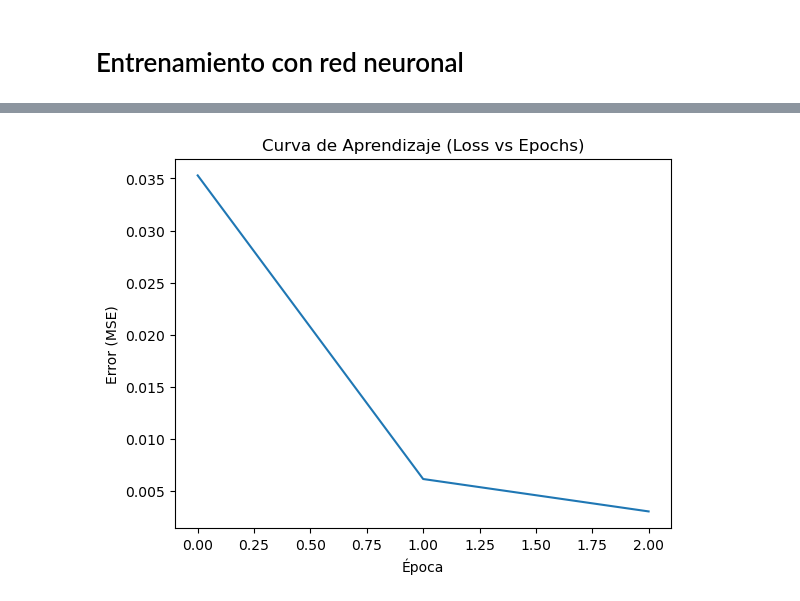
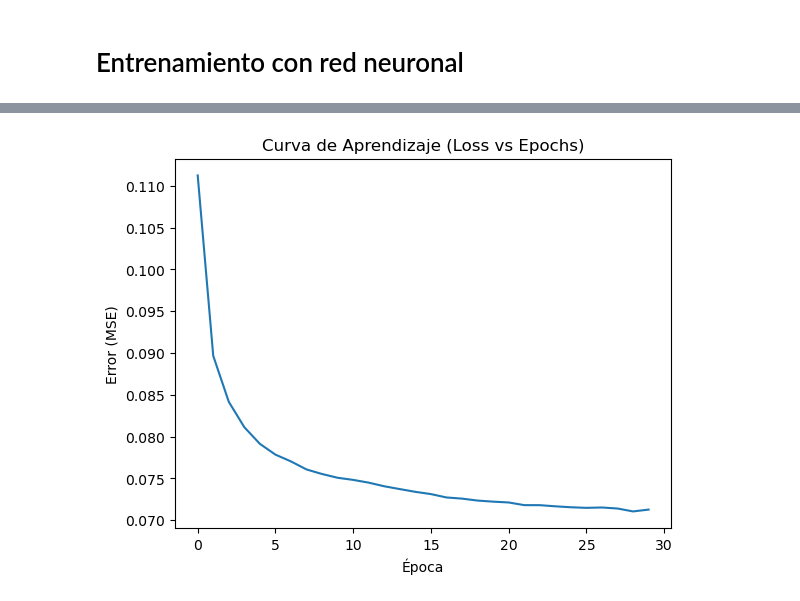
Before and after one commit to diperezbgit/misti_project, a Jupyter notebook: proy_misti_02.ipynb, the cells around one changed output, grey strips where cells are left out. Cells and saved outputs as stored; diff of their text form; code cells hidden in the pictures.

```diff
--- a/proy_misti_02.ipynb
+++ b/proy_misti_02.ipynb
@@ -460,7 +460,7 @@ Index(['Fecha', 'POTENCIA _ kW', ' PRESION ALIMENTADORES SAG_ KPa',
 En base a la exploración previa de datos, seleccionaremos las variables manipulables, más relevantes para nuestro modelo.
 # %%
 # Selección de Features
-features_seleccionadas = ['CEE SAG ', 'SOLIDOS SAG_ %', '% V Feeder 4', '% V Feeder 5', '% V Feeder 6', '% V Feeder 7', 'Finos SAG#1', 'F80 SAG#1', ' PRESION ALIMENTADORES SAG_ KPa']
+features_seleccionadas = ['TPH fresco SAG', 'CEE SAG ', 'SOLIDOS SAG_ %', '% V Feeder 4', '% V Feeder 5', '% V Feeder 6', '% V Feeder 7', 'Finos SAG#1', 'F80 SAG#1', ' PRESION ALIMENTADORES SAG_ KPa']
 df_clean = df_filtrado_pot[features_seleccionadas].copy()
 print(df_clean.head())
 # %% [output]
@@ -912,7 +902,7 @@ ANÁLISIS DE ERRORES
 # 1. PREPARACIÓN DE DATOS
 # ========================
 target_col = 'TPH fresco SAG'
-X_raw = df_features.drop(columns=[target_col, 'TPH_fresco_SAG_lag_1min'])
+X_raw = df_features.drop(columns=[target_col])
 y_raw = df_features[target_col]
 
 X_np = X_raw.values
@@ -972,7 +962,7 @@ model = SagMillNet(input_features)
 criterion = nn.MSELoss()
 optimizer = optim.Adam(model.parameters(), lr=0.001) # Learning rate
 # %%
-num_epochs = 3
+num_epochs = 30
 train_losses = []
 print(" Iniciando entrenamiento...")
 for epoch in range(num_epochs):
@@ -1012,4 +1005,4 @@ plt.show()
-[figure, old version]
+[figure, new version]
 # %%
 model.eval()
 
```
Also changed, not shown: parts of 8 cells of this notebook.
